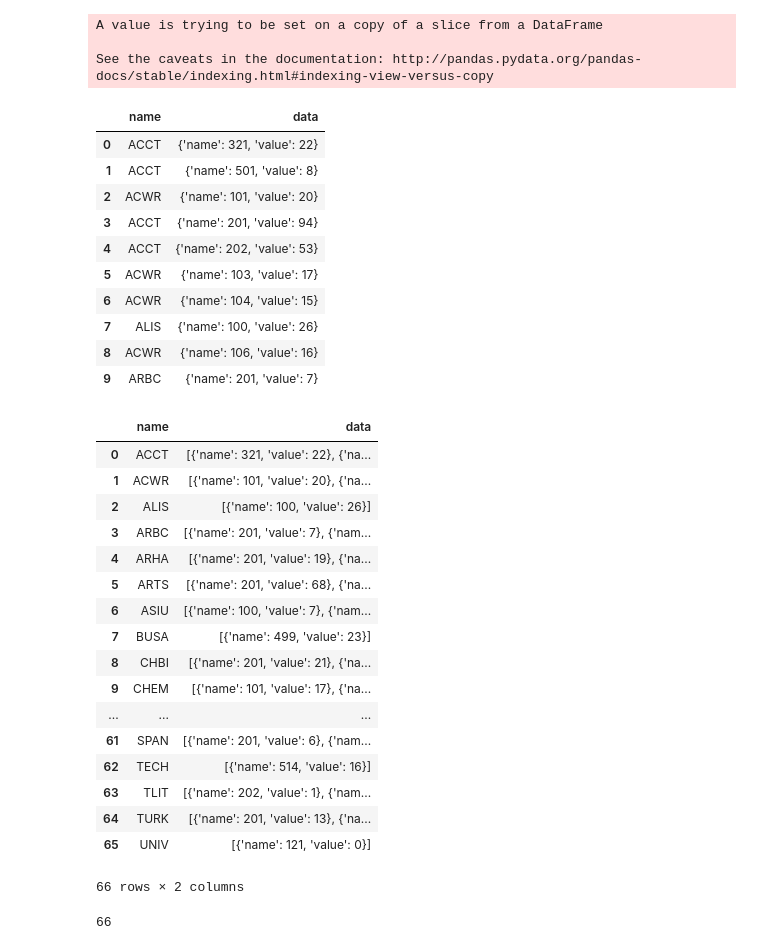
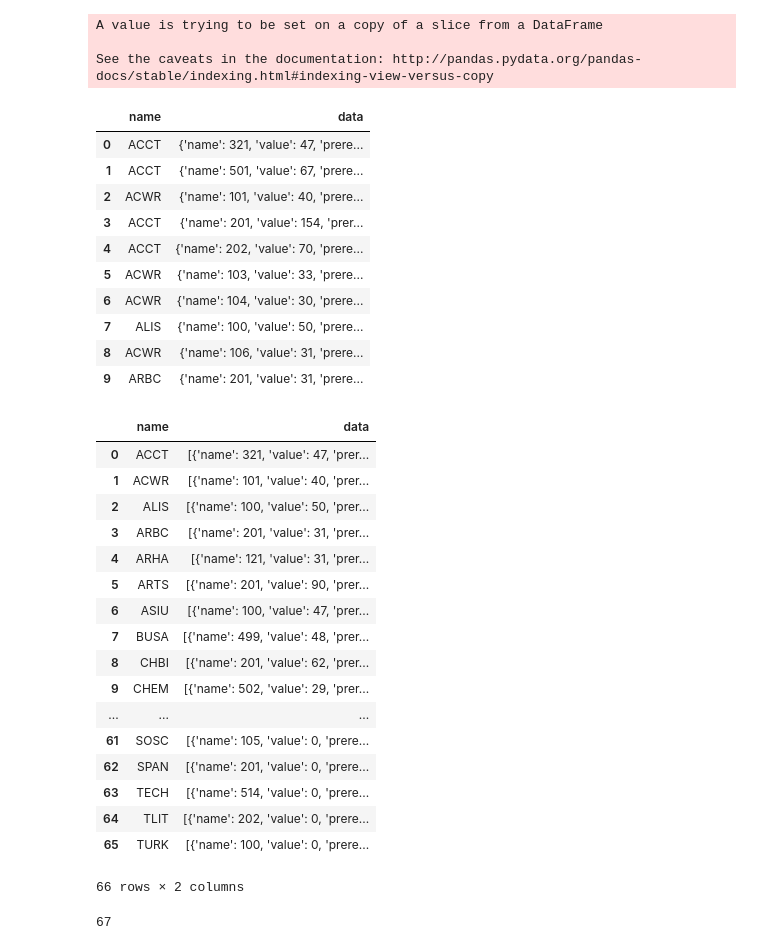
Before and after one commit to gokcekirem/CoursePlanningAssistant, a Jupyter notebook: BubbleData/jsonScript.ipynb, the cells around one changed output. Saved outputs shown, nothing was run; the diff lists cells and outputs as text; code cells hidden in the pictures.

```diff
--- a/BubbleData/jsonScript.ipynb
+++ b/BubbleData/jsonScript.ipynb
@@ -110,7 +112,7 @@ df2.head(10)
 df2['data'] = ''
 # %%
 for i in range(0, len(df2)):
-    df2['data'][i] = {'name': df2['Code'][i], 'value': df2['value'][i]}
+    df2['data'][i] = {'name': df2['Code'][i], 'value': df2['value'][i], 'prereq': df2['Prerequisite'][i]}
 # %% [output]
 A value is trying to be set on a copy of a slice from a DataFrame
 
@@ -118,19 +120,20 @@ See the caveats in the documentation: http://pandas.pydata.org/pandas-docs/stabl
 # %%
 df2 = df2.drop('Code', 1)
 df2 = df2.drop('value', 1)
+df2 = df2.drop('Prerequisite', 1)
 df2.head(10)
 # %% [output]
 |  | name | data |
-| 0 | ACCT | {'name': 321, 'value': 22} |
-| 1 | ACCT | {'name': 501, 'value': 8} |
-| 2 | ACWR | {'name': 101, 'value': 20} |
-| 3 | ACCT | {'name': 201, 'value': 94} |
-| 4 | ACCT | {'name': 202, 'value': 53} |
-| 5 | ACWR | {'name': 103, 'value': 17} |
-| 6 | ACWR | {'name': 104, 'value': 15} |
-| 7 | ALIS | {'name': 100, 'value': 26} |
-| 8 | ACWR | {'name': 106, 'value': 16} |
-| 9 | ARBC | {'name': 201, 'value': 7} |
+| 0 | ACCT | {'name': 321, 'value': 47, 'prere... |
+| 1 | ACCT | {'name': 501, 'value': 67, 'prere... |
+| 2 | ACWR | {'name': 101, 'value': 40, 'prere... |
+| 3 | ACCT | {'name': 201, 'value': 154, 'prer... |
+| 4 | ACCT | {'name': 202, 'value': 70, 'prere... |
+| 5 | ACWR | {'name': 103, 'value': 33, 'prere... |
+| 6 | ACWR | {'name': 104, 'value': 30, 'prere... |
+| 7 | ALIS | {'name': 100, 'value': 50, 'prere... |
+| 8 | ACWR | {'name': 106, 'value': 31, 'prere... |
+| 9 | ARBC | {'name': 201, 'value': 31, 'prere... |
 # %%
 for i in range(0, len(df2)):
     for j in range(0, len(df)):
@@ -140,27 +143,27 @@ for i in range(0, len(df2)):
 df.head(66)
 # %% [output]
 |  | name | data |
-| 0 | ACCT | [{'name': 321, 'value': 22}, {'na... |
-| 1 | ACWR | [{'name': 101, 'value': 20}, {'na... |
-| 2 | ALIS | [{'name': 100, 'value': 26}] |
-| 3 | ARBC | [{'name': 201, 'value': 7}, {'nam... |
-| 4 | ARHA | [{'name': 201, 'value': 19}, {'na... |
-| 5 | ARTS | [{'name': 201, 'value': 68}, {'na... |
-| 6 | ASIU | [{'name': 100, 'value': 7}, {'nam... |
-| 7 | BUSA | [{'name': 499, 'value': 23}] |
-| 8 | CHBI | [{'name': 201, 'value': 21}, {'na... |
-| 9 | CHEM | [{'name': 101, 'value': 17}, {'na... |
+| 0 | ACCT | [{'name': 321, 'value': 47, 'prer... |
+| 1 | ACWR | [{'name': 101, 'value': 40, 'prer... |
+| 2 | ALIS | [{'name': 100, 'value': 50, 'prer... |
+| 3 | ARBC | [{'name': 201, 'value': 31, 'prer... |
+| 4 | ARHA | [{'name': 121, 'value': 31, 'prer... |
+| 5 | ARTS | [{'name': 201, 'value': 90, 'prer... |
+| 6 | ASIU | [{'name': 100, 'value': 47, 'prer... |
+| 7 | BUSA | [{'name': 499, 'value': 48, 'prer... |
+| 8 | CHBI | [{'name': 201, 'value': 62, 'prer... |
+| 9 | CHEM | [{'name': 502, 'value': 29, 'prer... |
 | ... | ... | ... |
-| 61 | SPAN | [{'name': 201, 'value': 6}, {'nam... |
-| 62 | TECH | [{'name': 514, 'value': 16}] |
-| 63 | TLIT | [{'name': 202, 'value': 1}, {'nam... |
-| 64 | TURK | [{'name': 201, 'value': 13}, {'na... |
-| 65 | UNIV | [{'name': 121, 'value': 0}] |
+| 61 | SOSC | [{'name': 105, 'value': 0, 'prere... |
+| 62 | SPAN | [{'name': 201, 'value': 0, 'prere... |
+| 63 | TECH | [{'name': 514, 'value': 0, 'prere... |
+| 64 | TLIT | [{'name': 202, 'value': 0, 'prere... |
+| 65 | TURK | [{'name': 100, 'value': 0, 'prere... |
 66 rows × 2 columns
 # %%
 len(df)
 # %% [output]
-66
+67
 # %%
 df['data'][14]
 # %% [output]
```
Also changed, not shown: parts of 7 cells of this notebook, 1 other file.
